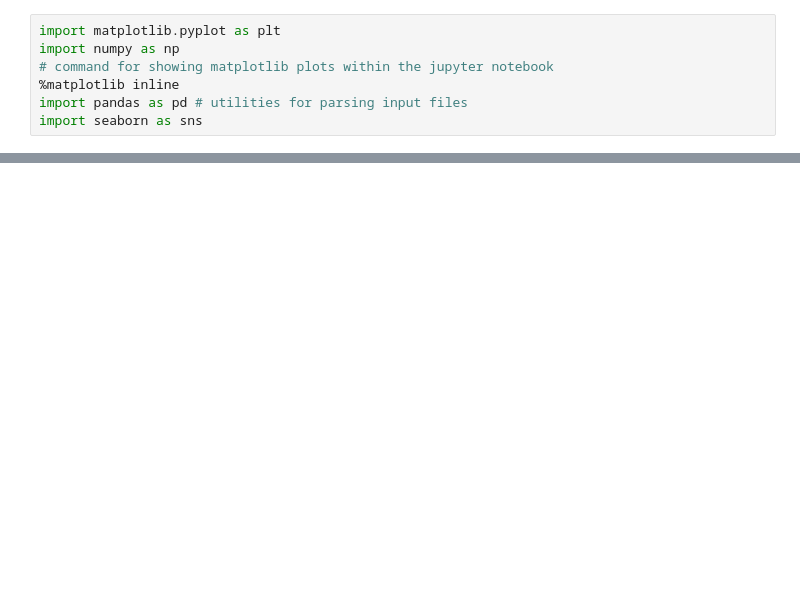
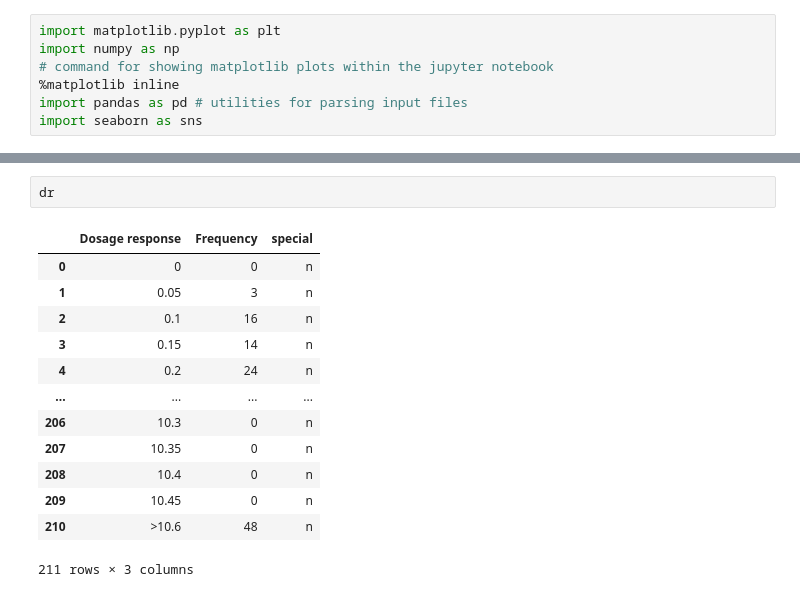
Before and after one commit to barneypotter24/ploidy-seq, a Jupyter notebook: notebooks/gene_response_dist.ipynb, the cells around one changed output, grey strips where cells are left out. Saved outputs shown, nothing was run; the diff lists cells and outputs as text; blank space fills up the shorter version.

```diff
--- a/notebooks/gene_response_dist.ipynb
+++ b/notebooks/gene_response_dist.ipynb
@@ -23,3 +23,19 @@ sns.palplot(sns.color_palette())
+# %%
+dr
+# %% [output]
+|  | Dosage response | Frequency | special |
+| 0 | 0 | 0 | n |
+| 1 | 0.05 | 3 | n |
+| 2 | 0.1 | 16 | n |
+| 3 | 0.15 | 14 | n |
+| 4 | 0.2 | 24 | n |
+| ... | ... | ... | ... |
+| 206 | 10.3 | 0 | n |
+| 207 | 10.35 | 0 | n |
+| 208 | 10.4 | 0 | n |
+| 209 | 10.45 | 0 | n |
+| 210 | >10.6 | 48 | n |
+211 rows × 3 columns
 # %%
 fig, (ax1) = plt.subplots(nrows=1, ncols=1, figsize=(12,6), dpi=DPI, sharex=True)
 
```
Also changed, not shown: parts of 2 cells of this notebook, 6 other files.
